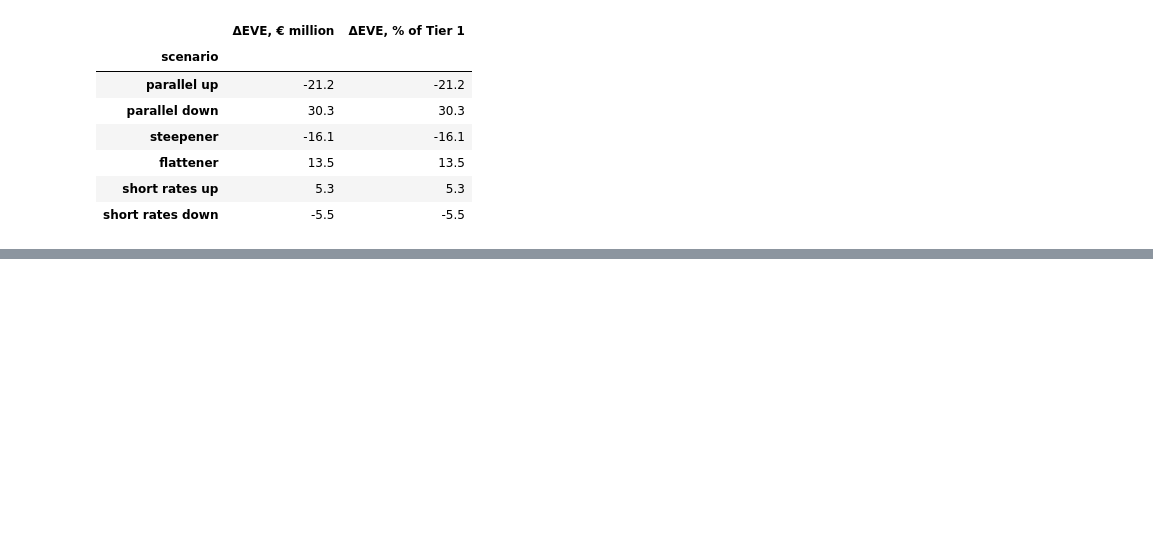
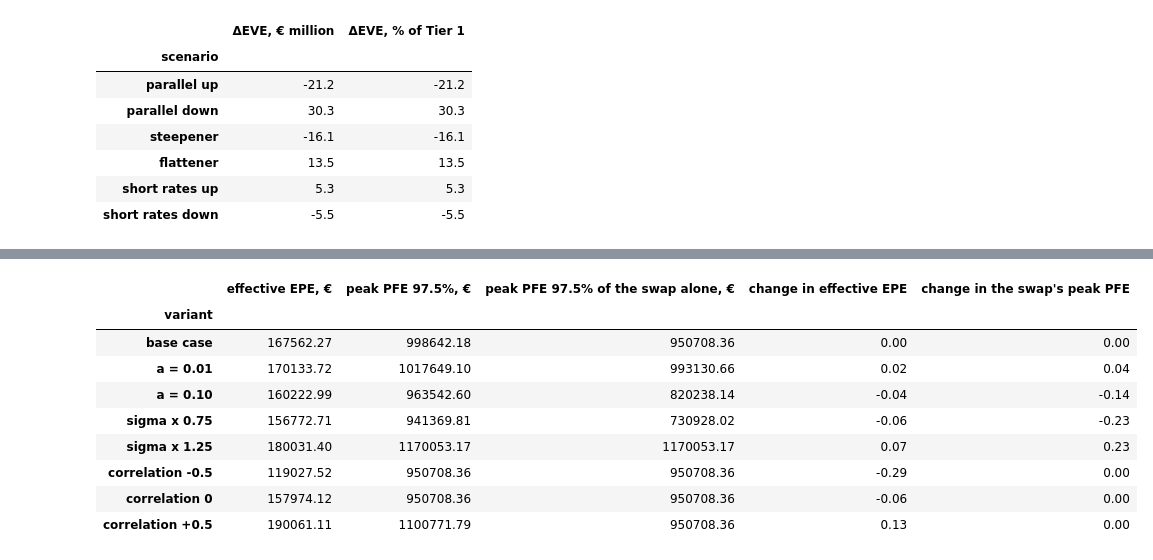
Before and after one commit to MangirdasMikalkenas/Weather_as_a_price_driver_-_Lithuanian_day-ahead_power_prices-_2023-2026, a Jupyter notebook: notebooks/05_bank_portfolio.ipynb, the cells around one changed output, grey strips where cells are left out. Cells and saved outputs as stored; diff of their text form; code cells hidden in the pictures; blank space fills up the shorter version.

```diff
--- a/notebooks/05_bank_portfolio.ipynb
+++ b/notebooks/05_bank_portfolio.ipynb
@@ -423,0 +547,28 @@ Worst scenario: parallel up, ΔEVE -21.2 € million = -21.2% of Tier 1 (outlier
+# %%
+# Sensitivity of the netting set's effective EPE and peak PFE to the judgemental settings, one at a time
+variants = [("base case", {}), ("a = 0.01", {"a": 0.01}), ("a = 0.10", {"a": 0.10}),
+            ("sigma x 0.75", {"sigma": 0.75 * SIGMA_R}), ("sigma x 1.25", {"sigma": 1.25 * SIGMA_R}),
+            ("correlation -0.5", {"rho": -0.5}), ("correlation 0", {"rho": 0.0}), ("correlation +0.5", {"rho": 0.5})]
+sensitivity_rows = []
+for name, kwargs in variants:
+    _, _, _, s_values, f_values, _ = simulate_netting_set(**kwargs)
+    ee, pfe = exposure_profile(s_values + f_values, PFE_QUANTILE)
+    sensitivity_rows.append({"variant": name, "effective EPE, €": effective_epe(TIMES, ee), "peak PFE 97.5%, €": pfe.max(),
+                             "peak PFE 97.5% of the swap alone, €": exposure_profile(s_values, PFE_QUANTILE)[1].max()})
+pfe_sensitivity = pd.DataFrame(sensitivity_rows).set_index("variant")
+base = pfe_sensitivity.loc["base case"]
+pfe_sensitivity["change in effective EPE"] = pfe_sensitivity["effective EPE, €"] / base["effective EPE, €"] - 1
+pfe_sensitivity["change in the swap's peak PFE"] = (pfe_sensitivity["peak PFE 97.5% of the swap alone, €"]
+                                                    / base["peak PFE 97.5% of the swap alone, €"] - 1)
+pfe_sensitivity.round(2)
+# %% [output]
+|  | effective EPE, € | peak PFE 97.5%, € | peak PFE 97.5% of the swap alone, € | change in effective EPE | change in the swap's peak PFE |
+| variant |  |  |  |  |  |
+| base case | 167562.27 | 998642.18 | 950708.36 | 0.00 | 0.00 |
+| a = 0.01 | 170133.72 | 1017649.10 | 993130.66 | 0.02 | 0.04 |
+| a = 0.10 | 160222.99 | 963542.60 | 820238.14 | -0.04 | -0.14 |
+| sigma x 0.75 | 156772.71 | 941369.81 | 730928.02 | -0.06 | -0.23 |
+| sigma x 1.25 | 180031.40 | 1170053.17 | 1170053.17 | 0.07 | 0.23 |
+| correlation -0.5 | 119027.52 | 950708.36 | 950708.36 | -0.29 | 0.00 |
+| correlation 0 | 157974.12 | 950708.36 | 950708.36 | -0.06 | 0.00 |
+| correlation +0.5 | 190061.11 | 1100771.79 | 950708.36 | 0.13 | 0.00 |
```
Also changed, not shown: parts of 8 cells of this notebook, 7 other files.
